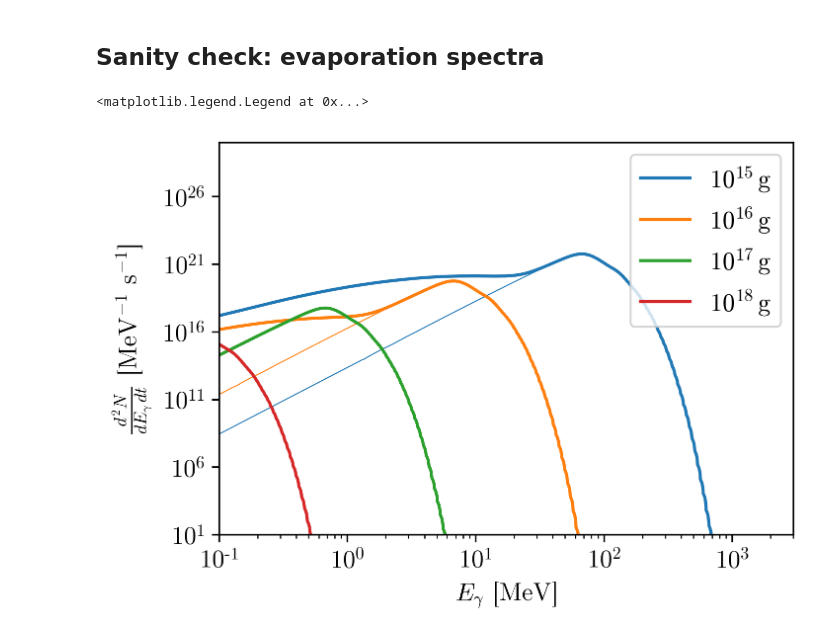
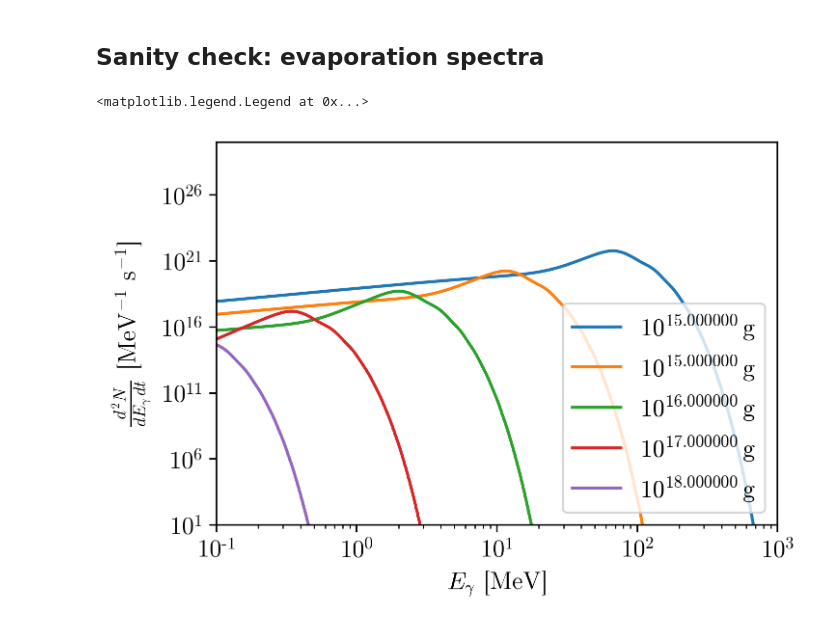
Before and after one commit to adam-coogan/hazma_applications, a Jupyter notebook: pbh/01-ac-pbh.ipynb, the cells around one changed output. Cells and saved outputs as stored; diff of their text form; code cells hidden in the pictures.

```diff
--- a/pbh/01-ac-pbh.ipynb
+++ b/pbh/01-ac-pbh.ipynb
@@ -386,29 +388,21 @@ plt.savefig("figures/a_effs.pdf", bbox_inches="tight")
 # %% [markdown]
 ## Sanity check: evaporation spectra
 # %%
-mxs = np.geomspace(1e15, 1e18, 61) * g_to_MeV
-
-for mx, color in zip(mxs[::20], mpl_colors):
-    pbh_sec = PBH(mx, spectrum_kind="secondary")
-    ax.loglog(
+pbh_sec = PBH(1e15 * g_to_MeV, spectrum_kind="secondary")
+for mx, color in zip(pbh_sec._mxs[::20], mpl_colors):
+    pbh_sec.mx = mx
+    plt.loglog(
         e_gams,
         e_gams ** 2 * pbh_sec.total_spectrum(e_gams),
         color=color,
-        linewidth=0.5,
-    )
-    pbh_prim = PBH(mx, spectrum_kind="primary")
-    ax.loglog(
-        e_gams,
-        e_gams ** 2 * pbh_prim.total_spectrum(e_gams),
-        color=color,
-        label=r"$10^{%i}\, \mathrm{g}$" % int(np.log10(mx * MeV_to_g)),
+        label=r"$10^{%f}\, \mathrm{g}$" % int(np.log10(mx * MeV_to_g)),
     )
 
-ax.set_xlim(e_gams[[0, -1]])
-ax.set_ylim(1e1, 1e30)
-ax.set_xlabel(r"$E_\gamma$ [MeV]")
-ax.set_ylabel(r"$\frac{d^2N}{dE_\gamma\, dt}$ [MeV$^{-1}$ s$^{-1}$]")
+plt.xlim(e_gams[[0, -1]])
+plt.ylim(1e1, 1e30)
+plt.xlabel(r"$E_\gamma$ [MeV]")
+plt.ylabel(r"$\frac{d^2N}{dE_\gamma\, dt}$ [MeV$^{-1}$ s$^{-1}$]")
 plt.legend()
 # %% [output]
 <matplotlib.legend.Legend at 0x...>
-[figure, old version]
+[figure, new version]
```
Also changed, not shown: parts of 2 cells of this notebook, 13 other files.
